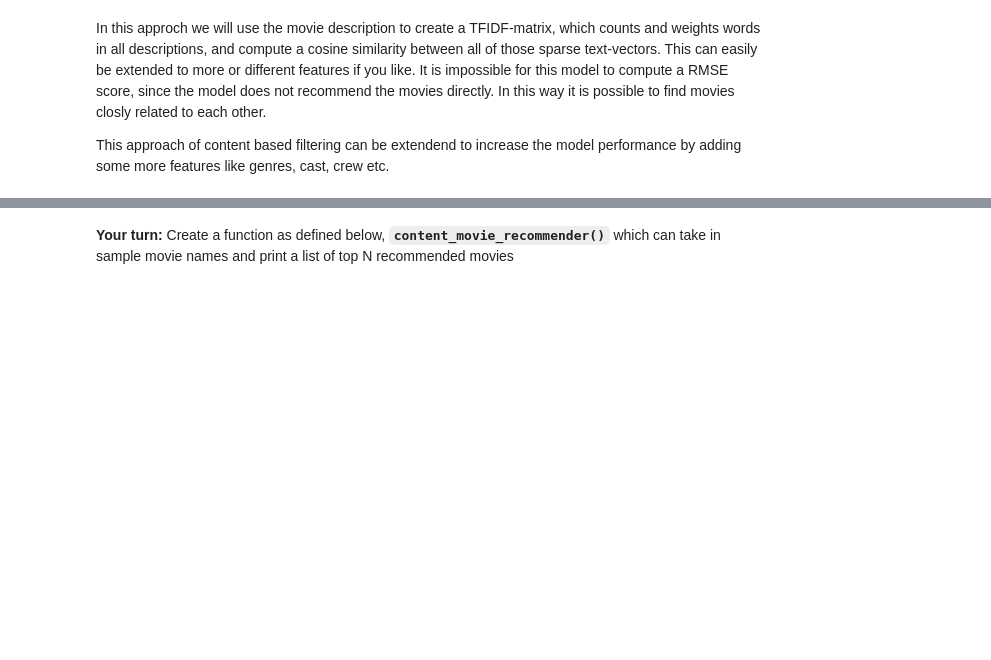
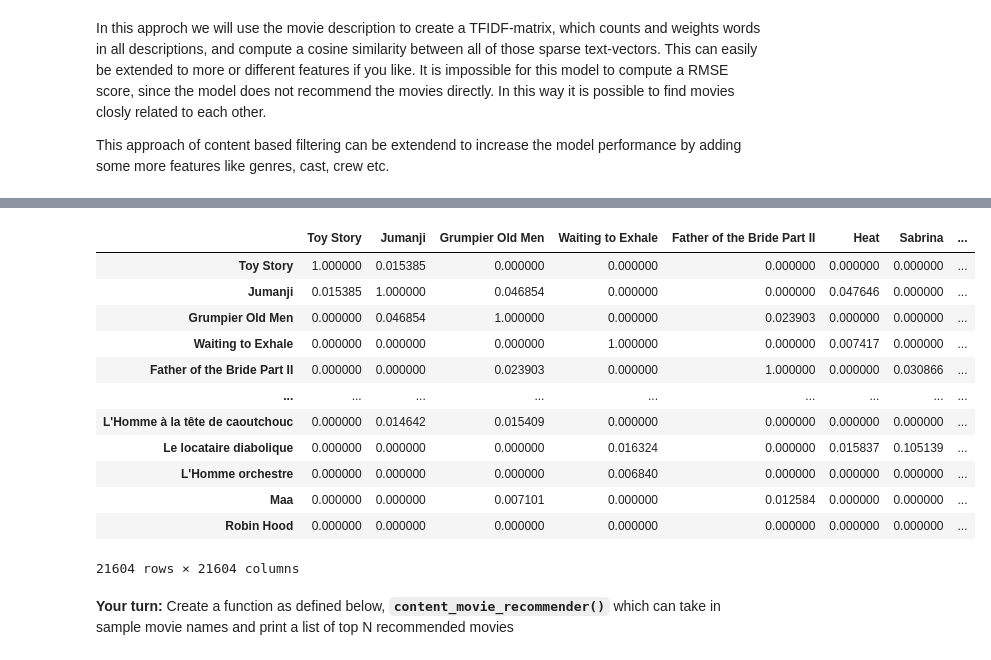
Before and after one commit to dudhatdhavalm/springboard-mini-projects, a Jupyter notebook: mec-17.4.1-recommendation-systems-mini-project/Mini_Project_Recommendation_Systems.ipynb, the cells around one changed output, grey strips where cells are left out. Saved outputs shown, nothing was run; the diff lists cells and outputs as text; code cells hidden in the pictures; blank space fills up the shorter version.

```diff
--- a/mec-17.4.1-recommendation-systems-mini-project/Mini_Project_Recommendation_Systems.ipynb
+++ b/mec-17.4.1-recommendation-systems-mini-project/Mini_Project_Recommendation_Systems.ipynb
@@ -629,2 +758,18 @@ print('\n\nTop Recommended Movies for:', movie, 'are:-\n', recommended_movies)
+# %%
+similarity_df
+# %% [output]
+|  | Toy Story | Jumanji | Grumpier Old Men | Waiting to Exhale | Father of the Bride Part II | Heat | Sabrina | ... |
+| Toy Story | 1.000000 | 0.015385 | 0.000000 | 0.000000 | 0.000000 | 0.000000 | 0.000000 | ... |
+| Jumanji | 0.015385 | 1.000000 | 0.046854 | 0.000000 | 0.000000 | 0.047646 | 0.000000 | ... |
+| Grumpier Old Men | 0.000000 | 0.046854 | 1.000000 | 0.000000 | 0.023903 | 0.000000 | 0.000000 | ... |
+| Waiting to Exhale | 0.000000 | 0.000000 | 0.000000 | 1.000000 | 0.000000 | 0.007417 | 0.000000 | ... |
+| Father of the Bride Part II | 0.000000 | 0.000000 | 0.023903 | 0.000000 | 1.000000 | 0.000000 | 0.030866 | ... |
+| ... | ... | ... | ... | ... | ... | ... | ... | ... |
+| L'Homme à la tête de caoutchouc | 0.000000 | 0.014642 | 0.015409 | 0.000000 | 0.000000 | 0.000000 | 0.000000 | ... |
+| Le locataire diabolique | 0.000000 | 0.000000 | 0.000000 | 0.016324 | 0.000000 | 0.015837 | 0.105139 | ... |
+| L'Homme orchestre | 0.000000 | 0.000000 | 0.000000 | 0.006840 | 0.000000 | 0.000000 | 0.000000 | ... |
+| Maa | 0.000000 | 0.000000 | 0.007101 | 0.000000 | 0.012584 | 0.000000 | 0.000000 | ... |
+| Robin Hood | 0.000000 | 0.000000 | 0.000000 | 0.000000 | 0.000000 | 0.000000 | 0.000000 | ... |
+21604 rows × 21604 columns
 # %% [markdown]
 __Your turn:__ Create a function as defined below, __`content_movie_recommender()`__ which can take in sample movie names and print a list of top N recommended movies
```
Also changed, not shown: parts of 62 cells of this notebook, 1 other file.
